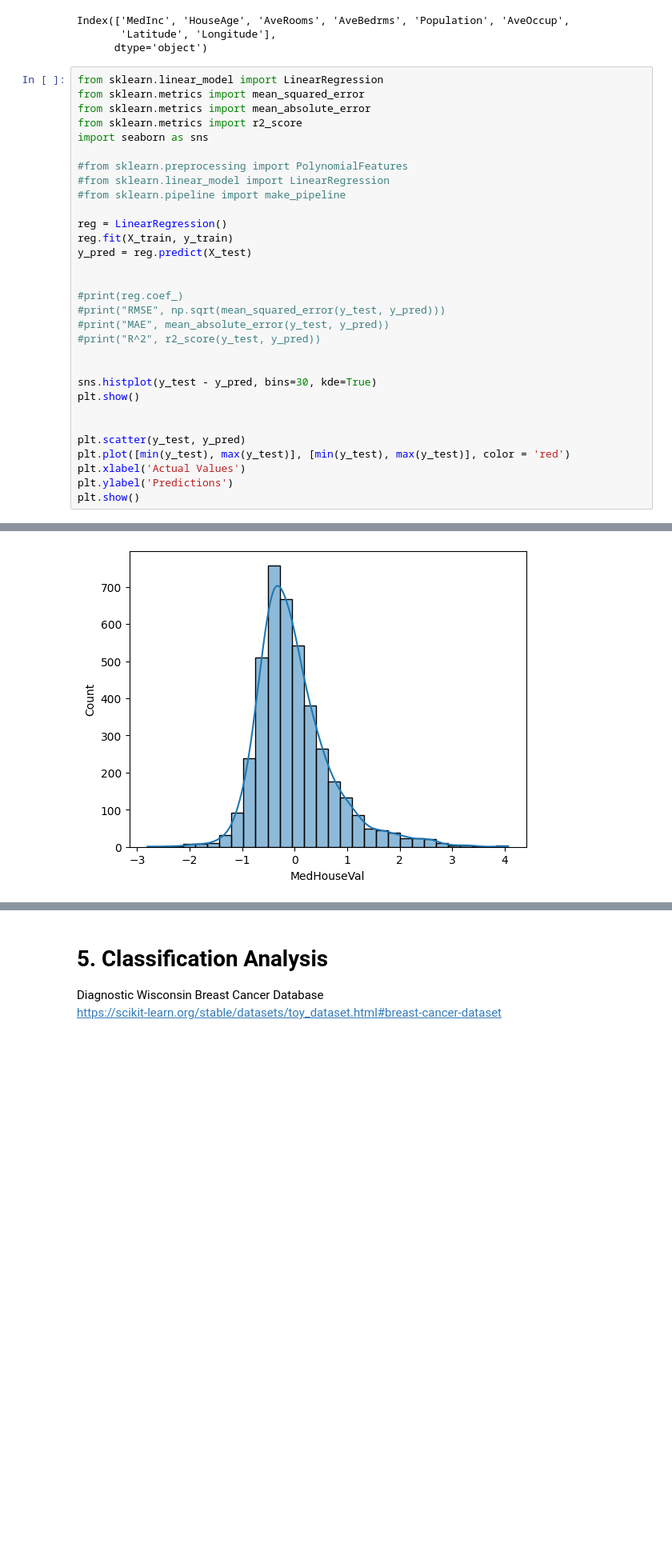
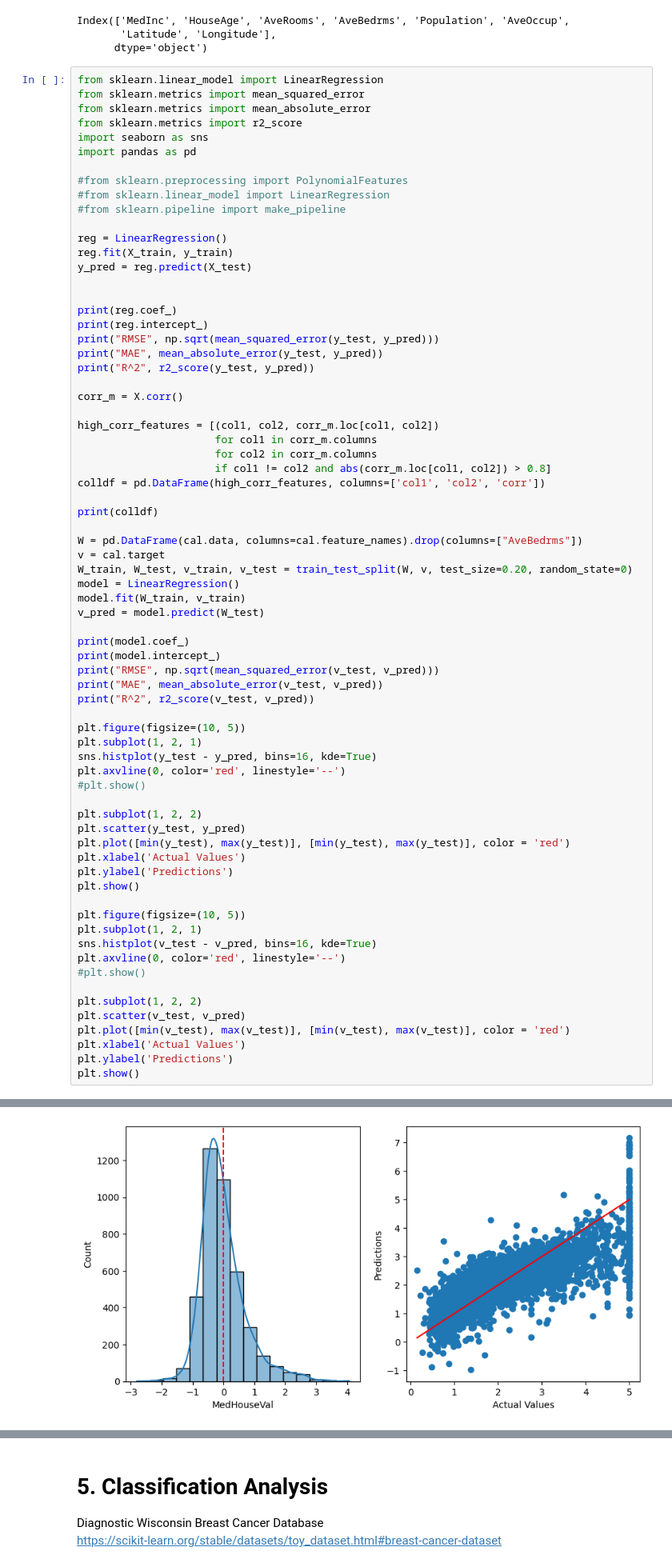
Before and after one commit to Shinyhunter95/math-data-science-course-Project1, a Jupyter notebook: project1.ipynb, the cells around one changed output, grey strips where cells are left out. Shown at 80% size. Drawn from its saved outputs; the diff is of its cells as text; blank space fills up the shorter version.

```diff
--- a/project1.ipynb
+++ b/project1.ipynb
@@ -75,6 +75,7 @@ from sklearn.metrics import mean_squared_error
 from sklearn.metrics import mean_absolute_error
 from sklearn.metrics import r2_score
 import seaborn as sns
+import pandas as pd
 
 #from sklearn.preprocessing import PolynomialFeatures
 #from sklearn.linear_model import LinearRegression
@@ -85,19 +86,58 @@ reg.fit(X_train, y_train)
 y_pred = reg.predict(X_test)
 
 
-#print(reg.coef_)
-#print("RMSE", np.sqrt(mean_squared_error(y_test, y_pred)))
-#print("MAE", mean_absolute_error(y_test, y_pred))
-#print("R^2", r2_score(y_test, y_pred))
+print(reg.coef_)
+print(reg.intercept_)
+print("RMSE", np.sqrt(mean_squared_error(y_test, y_pred)))
+print("MAE", mean_absolute_error(y_test, y_pred))
+print("R^2", r2_score(y_test, y_pred))
 
+corr_m = X.corr()
 
-sns.histplot(y_test - y_pred, bins=30, kde=True)
-plt.show()
+high_corr_features = [(col1, col2, corr_m.loc[col1, col2])
+                      for col1 in corr_m.columns
+                      for col2 in corr_m.columns
+                      if col1 != col2 and abs(corr_m.loc[col1, col2]) > 0.8]
+colldf = pd.DataFrame(high_corr_features, columns=['col1', 'col2', 'corr'])
 
+print(colldf)
 
+W = pd.DataFrame(cal.data, columns=cal.feature_names).drop(columns=["AveBedrms"])
+v = cal.target
+W_train, W_test, v_train, v_test = train_test_split(W, v, test_size=0.20, random_state=0)
+model = LinearRegression()
+model.fit(W_train, v_train)
+v_pred = model.predict(W_test)
+
+print(model.coef_)
+print(model.intercept_)
+print("RMSE", np.sqrt(mean_squared_error(v_test, v_pred)))
+print("MAE", mean_absolute_error(v_test, v_pred))
+print("R^2", r2_score(v_test, v_pred))
+
+plt.figure(figsize=(10, 5))
+plt.subplot(1, 2, 1)
+sns.histplot(y_test - y_pred, bins=16, kde=True)
+plt.axvline(0, color='red', linestyle='--')
+#plt.show()
+
+plt.subplot(1, 2, 2)
 plt.scatter(y_test, y_pred)
 plt.plot([min(y_test), max(y_test)], [min(y_test), max(y_test)], color = 'red')
 plt.xlabel('Actual Values')
 plt.ylabel('Predictions')
 plt.show()
+
+plt.figure(figsize=(10, 5))
+plt.subplot(1, 2, 1)
+sns.histplot(v_test - v_pred, bins=16, kde=True)
+plt.axvline(0, color='red', linestyle='--')
+#plt.show()
+
+plt.subplot(1, 2, 2)
+plt.scatter(v_test, v_pred)
+plt.plot([min(v_test), max(v_test)], [min(v_test), max(v_test)], color = 'red')
+plt.xlabel('Actual Values')
+plt.ylabel('Predictions')
+plt.show()
 # %% [output]
@@ -104 +161 @@ plt.show()
-[figure, old version]
+[figure, new version]
```
Also changed, not shown: parts of 1 cell of this notebook.
